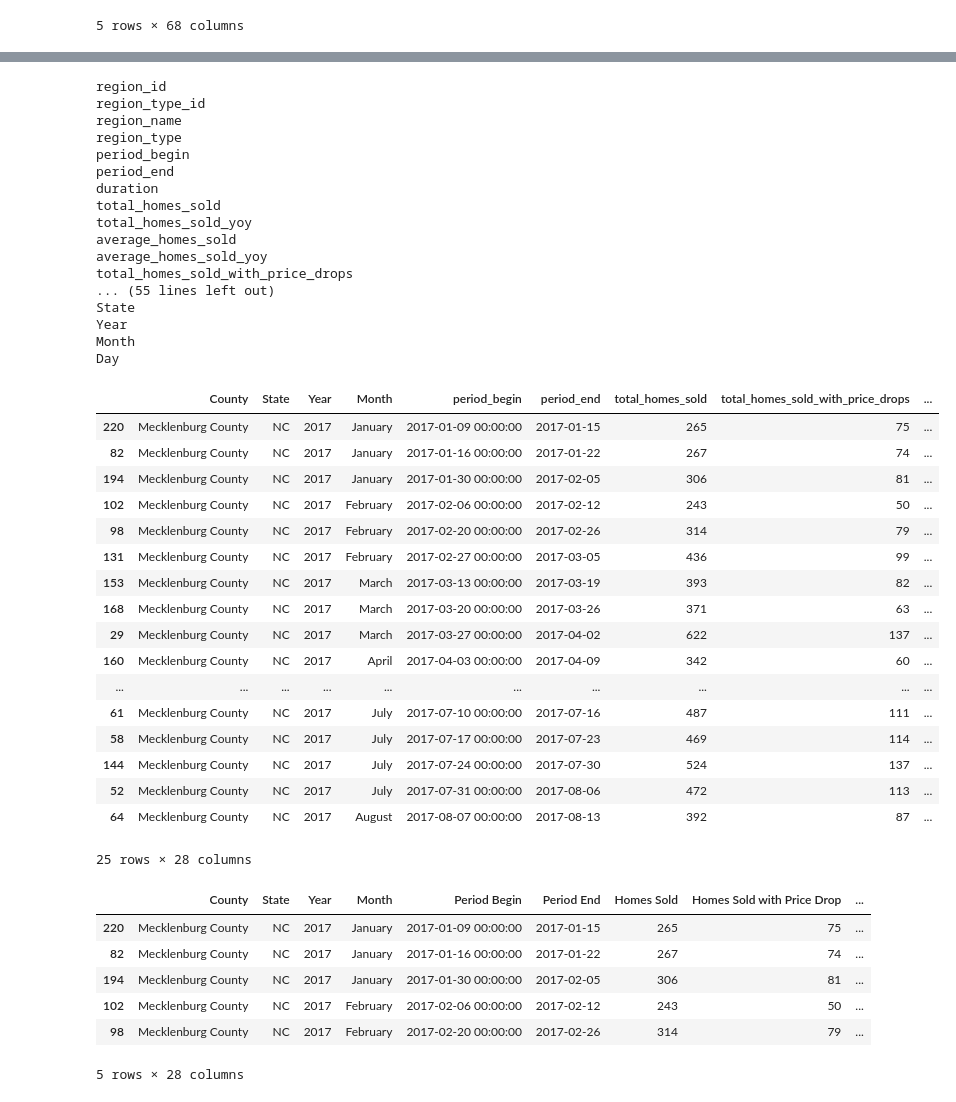
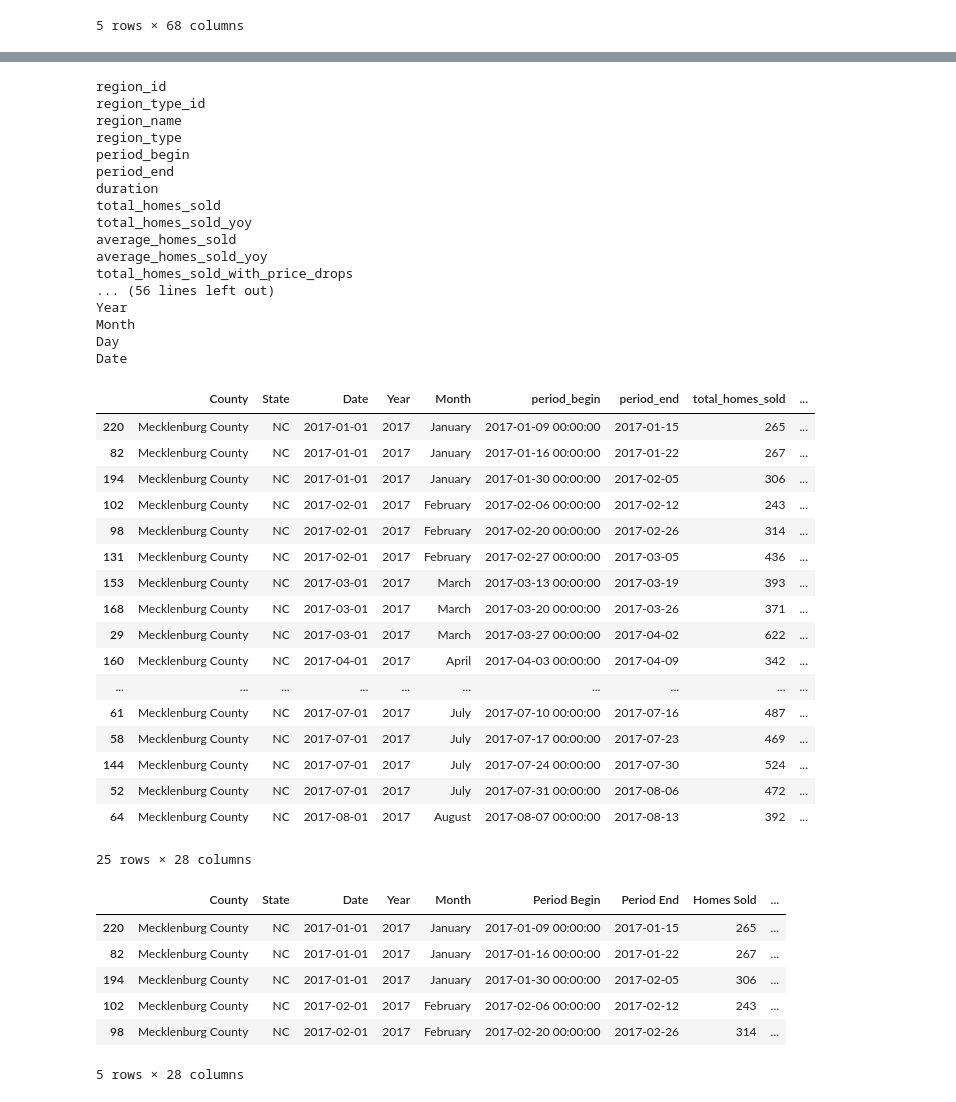
Before and after one commit to bmedford01/RealEstateProject, a Jupyter notebook: RealEstateProject_Jupyter_HomeSalesData.ipynb, the cells around one changed output, grey strips where cells are left out. Drawn from its saved outputs; the diff is of its cells as text; code cells hidden in the pictures.

```diff
--- a/RealEstateProject_Jupyter_HomeSalesData.ipynb
+++ b/RealEstateProject_Jupyter_HomeSalesData.ipynb
@@ -69,3 +69,6 @@ df_home_sales.head()
 # Split the Period Begin column into Year, Month and Day columns to retrieve Year and Month values on their own.
 df_home_sales['period_begin'] = df_home_sales['period_begin'].apply(str)
 df_home_sales[['Year', 'Month', 'Day']] = df_home_sales.period_begin.str.split("-",expand=True)
+# %%
+df_home_sales['Date'] = df_home_sales['Month'].map(str) + df_home_sales['Year'].map(str)
+df_home_sales.head()
@@ -71,0 +83,3 @@ df_home_sales[['Year', 'Month', 'Day']] = df_home_sales.period_begin.str.split("
+# %%
+df_home_sales['Date'] =  pd.to_datetime(df_home_sales['Date'], format='%m%Y')
+df_home_sales.head()
@@ -104,10 +126,11 @@ df_home_sales["median_active_list_ppsf"] = df_home_sales["median_active_list_pps
 df_home_sales["avg_offer_to_list"] = df_home_sales["avg_offer_to_list"].map("{:.2f}".format)
 df_home_sales["average_sale_to_list_ratio"] = df_home_sales["average_sale_to_list_ratio"].map("{:.2f}".format)
 df_home_sales["months_of_supply"] = df_home_sales["months_of_supply"].map("{:.2f}".format)
+df_home_sales["median_sale_ppsf"] = df_home_sales["median_sale_ppsf"].map("{:.2f}".format)
 # %%
 # Format price columns with dollar signs, commas and decimal point
 
-df_home_sales["median_sale_price"] = df_home_sales["median_sale_price"].map("${:,.2f}".format)
+#df_home_sales["median_sale_price"] = df_home_sales["median_sale_price"].map("{:,.2f}".format)
 
 df_home_sales["median_active_list_price"] = df_home_sales["median_active_list_price"].map("${:,.2f}".format)
 # %%
@@ -139,62 +162,62 @@ total_homes_sold_yoy
 average_homes_sold
 average_homes_sold_yoy
 total_homes_sold_with_price_drops
-... (55 lines left out)
-State
+... (56 lines left out)
 Year
 Month
 Day
+Date
 # %%
 df_home_sales_clean = df_home_sales_filtered[[
 "County",
 "State",
+"Date",
 "Year",
 "Month",
 "period_begin",
 "period_end",
 "total_homes_sold",
 "total_homes_sold_with_price_drops",
 "percent_homes_sold_with_price_drops",
 "median_sale_price",
 "median_sale_ppsf",
-"median_days_to_close",
 "price_drops",
 "percent_active_listings_with_price_drops",
 "total_new_listings",
 "median_new_listing_price",
 "median_new_listing_ppsf",
 "inventory",
 "total_active_listings",
 "age_of_inventory",
 "median_active_list_price",
 "median_active_list_ppsf",
 "avg_offer_to_list",
 "average_sale_to_list_ratio",
 "median_days_on_market",
 "months_of_supply",
 "percent_total_price_drops_of_inventory",
 "percent_homes_sold_above_list"
 ]]
 
 df_home_sales_clean.head(25)
 # %% [output]
-|  | County | State | Year | Month | period_begin | period_end | total_homes_sold | total_homes_sold_with_price_drops | ... |
-| 220 | Mecklenburg County | NC | 2017 | January | 2017-01-09 00:00:00 | 2017-01-15 | 265 | 75 | ... |
-| 82 | Mecklenburg County | NC | 2017 | January | 2017-01-16 00:00:00 | 2017-01-22 | 267 | 74 | ... |
-| 194 | Mecklenburg County | NC | 2017 | January | 2017-01-30 00:00:00 | 2017-02-05 | 306 | 81 | ... |
-| 102 | Mecklenburg County | NC | 2017 | February | 2017-02-06 00:00:00 | 2017-02-12 | 243 | 50 | ... |
-| 98 | Mecklenburg County | NC | 2017 | February | 2017-02-20 00:00:00 | 2017-02-26 | 314 | 79 | ... |
-| 131 | Mecklenburg County | NC | 2017 | February | 2017-02-27 00:00:00 | 2017-03-05 | 436 | 99 | ... |
-| 153 | Mecklenburg County | NC | 2017 | March | 2017-03-13 00:00:00 | 2017-03-19 | 393 | 82 | ... |
-| 168 | Mecklenburg County | NC | 2017 | March | 2017-03-20 00:00:00 | 2017-03-26 | 371 | 63 | ... |
-| 29 | Mecklenburg County | NC | 2017 | March | 2017-03-27 00:00:00 | 2017-04-02 | 622 | 137 | ... |
-| 160 | Mecklenburg County | NC | 2017 | April | 2017-04-03 00:00:00 | 2017-04-09 | 342 | 60 | ... |
+|  | County | State | Date | Year | Month | period_begin | period_end | total_homes_sold | ... |
+| 220 | Mecklenburg County | NC | 2017-01-01 | 2017 | January | 2017-01-09 00:00:00 | 2017-01-15 | 265 | ... |
+| 82 | Mecklenburg County | NC | 2017-01-01 | 2017 | January | 2017-01-16 00:00:00 | 2017-01-22 | 267 | ... |
+| 194 | Mecklenburg County | NC | 2017-01-01 | 2017 | January | 2017-01-30 00:00:00 | 2017-02-05 | 306 | ... |
+| 102 | Mecklenburg County | NC | 2017-02-01 | 2017 | February | 2017-02-06 00:00:00 | 2017-02-12 | 243 | ... |
+| 98 | Mecklenburg County | NC | 2017-02-01 | 2017 | February | 2017-02-20 00:00:00 | 2017-02-26 | 314 | ... |
+| 131 | Mecklenburg County | NC | 2017-02-01 | 2017 | February | 2017-02-27 00:00:00 | 2017-03-05 | 436 | ... |
+| 153 | Mecklenburg County | NC | 2017-03-01 | 2017 | March | 2017-03-13 00:00:00 | 2017-03-19 | 393 | ... |
+| 168 | Mecklenburg County | NC | 2017-03-01 | 2017 | March | 2017-03-20 00:00:00 | 2017-03-26 | 371 | ... |
+| 29 | Mecklenburg County | NC | 2017-03-01 | 2017 | March | 2017-03-27 00:00:00 | 2017-04-02 | 622 | ... |
+| 160 | Mecklenburg County | NC | 2017-04-01 | 2017 | April | 2017-04-03 00:00:00 | 2017-04-09 | 342 | ... |
 | ... | ... | ... | ... | ... | ... | ... | ... | ... | ... |
-| 61 | Mecklenburg County | NC | 2017 | July | 2017-07-10 00:00:00 | 2017-07-16 | 487 | 111 | ... |
-| 58 | Mecklenburg County | NC | 2017 | July | 2017-07-17 00:00:00 | 2017-07-23 | 469 | 114 | ... |
-| 144 | Mecklenburg County | NC | 2017 | July | 2017-07-24 00:00:00 | 2017-07-30 | 524 | 137 | ... |
-| 52 | Mecklenburg County | NC | 2017 | July | 2017-07-31 00:00:00 | 2017-08-06 | 472 | 113 | ... |
-| 64 | Mecklenburg County | NC | 2017 | August | 2017-08-07 00:00:00 | 2017-08-13 | 392 | 87 | ... |
+| 61 | Mecklenburg County | NC | 2017-07-01 | 2017 | July | 2017-07-10 00:00:00 | 2017-07-16 | 487 | ... |
+| 58 | Mecklenburg County | NC | 2017-07-01 | 2017 | July | 2017-07-17 00:00:00 | 2017-07-23 | 469 | ... |
+| 144 | Mecklenburg County | NC | 2017-07-01 | 2017 | July | 2017-07-24 00:00:00 | 2017-07-30 | 524 | ... |
+| 52 | Mecklenburg County | NC | 2017-07-01 | 2017 | July | 2017-07-31 00:00:00 | 2017-08-06 | 472 | ... |
+| 64 | Mecklenburg County | NC | 2017-08-01 | 2017 | August | 2017-08-07 00:00:00 | 2017-08-13 | 392 | ... |
 25 rows × 28 columns
 # %%
 df_home_sales_renamed = df_home_sales_clean.rename(columns={
@@ -205,7 +228,6 @@ df_home_sales_renamed = df_home_sales_clean.rename(columns={
     "percent_homes_sold_with_price_drops": "Homes Sold with Price Drop (%)",
     "median_sale_price": "Median Sale Price",
     "median_sale_ppsf": "Median Sales Price per Sqft",
-    "median_days_to_close": "Median Days to Close",
     "price_drops": "Price Drops",
     "percent_active_listings_with_price_drops": "Listings with Price Drop (%)",
     "total_new_listings": "New Listings",
@@ -226,12 +248,12 @@ df_home_sales_renamed = df_home_sales_clean.rename(columns={
 
 df_home_sales_renamed.head()
 # %% [output]
-|  | County | State | Year | Month | Period Begin | Period End | Homes Sold | Homes Sold with Price Drop | ... |
-| 220 | Mecklenburg County | NC | 2017 | January | 2017-01-09 00:00:00 | 2017-01-15 | 265 | 75 | ... |
-| 82 | Mecklenburg County | NC | 2017 | January | 2017-01-16 00:00:00 | 2017-01-22 | 267 | 74 | ... |
-| 194 | Mecklenburg County | NC | 2017 | January | 2017-01-30 00:00:00 | 2017-02-05 | 306 | 81 | ... |
-| 102 | Mecklenburg County | NC | 2017 | February | 2017-02-06 00:00:00 | 2017-02-12 | 243 | 50 | ... |
-| 98 | Mecklenburg County | NC | 2017 | February | 2017-02-20 00:00:00 | 2017-02-26 | 314 | 79 | ... |
+|  | County | State | Date | Year | Month | Period Begin | Period End | Homes Sold | ... |
+| 220 | Mecklenburg County | NC | 2017-01-01 | 2017 | January | 2017-01-09 00:00:00 | 2017-01-15 | 265 | ... |
+| 82 | Mecklenburg County | NC | 2017-01-01 | 2017 | January | 2017-01-16 00:00:00 | 2017-01-22 | 267 | ... |
+| 194 | Mecklenburg County | NC | 2017-01-01 | 2017 | January | 2017-01-30 00:00:00 | 2017-02-05 | 306 | ... |
+| 102 | Mecklenburg County | NC | 2017-02-01 | 2017 | February | 2017-02-06 00:00:00 | 2017-02-12 | 243 | ... |
+| 98 | Mecklenburg County | NC | 2017-02-01 | 2017 | February | 2017-02-20 00:00:00 | 2017-02-26 | 314 | ... |
 5 rows × 28 columns
 # %%
 # Export file as a CSV < without the pandas index, but with the header
```
Also changed, not shown: parts of 3 cells of this notebook, 8 other files.
